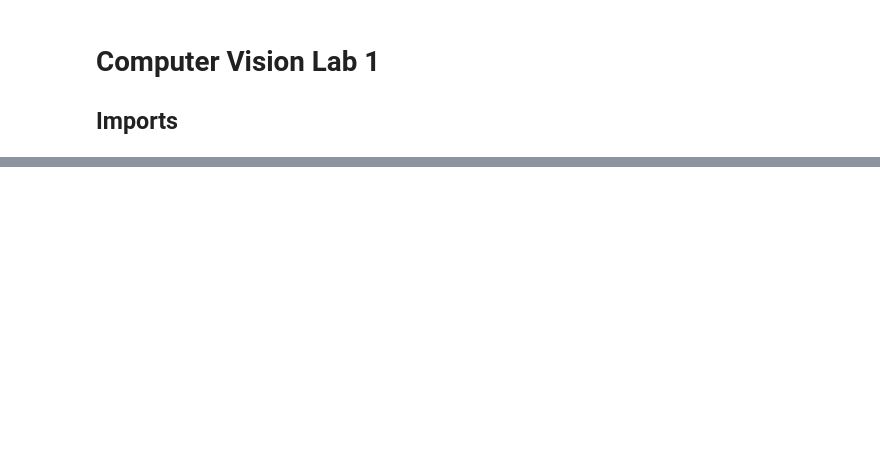
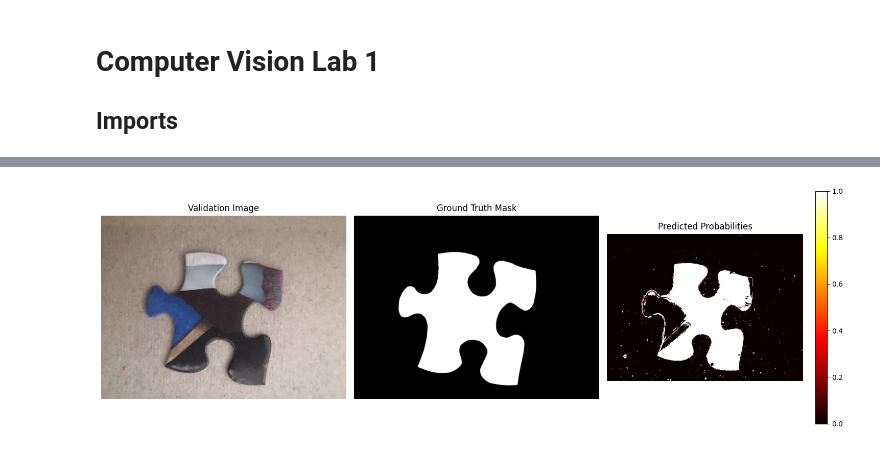
Before and after one commit to bhavirdy/cv-labs, a Jupyter notebook: lab1.ipynb, the cells around one changed output, grey strips where cells are left out. Cells and saved outputs as stored; diff of their text form; code cells hidden in the pictures; blank space fills up the shorter version.

```diff
--- a/lab1.ipynb
+++ b/lab1.ipynb
@@ -466,0 +328,87 @@ AUC: 0.978
+# %%
+def evaluate_model(predictions, ground_truth, threshold=0.5):
+    pred_binary = (predictions >= threshold).astype(int)
+    gt_binary = (ground_truth > 0).astype(int)
+
+    pred_flat = pred_binary.flatten()
+    gt_flat = gt_binary.flatten()
+
+    # Calculate metrics
+    accuracy = accuracy_score(gt_flat, pred_flat)
+    precision = precision_score(gt_flat, pred_flat, zero_division=0)
+    recall = recall_score(gt_flat, pred_flat, zero_division=0)
+    f1 = f1_score(gt_flat, pred_flat, zero_division=0)
+    cm = confusion_matrix(gt_flat, pred_flat)
+
+    # IoU calculation
+    intersection = np.sum((pred_binary == 1) & (gt_binary == 1))
+    union = np.sum((pred_binary == 1) | (gt_binary == 1))
+    iou = intersection / union if union > 0 else 0
+
+    return {
+        'accuracy': accuracy,
+        'precision': precision,
+        'recall': recall,
+        'f1': f1,
+        'confusion_matrix': cm,
+        'iou': iou
+    }
+
+def plot_roc_curve(predictions, ground_truth):
+    gt_flat = (ground_truth > 0).astype(int).flatten()
+    pred_flat = predictions.flatten()
+
+    fpr, tpr, thresholds = roc_curve(gt_flat, pred_flat)
+    auc_score = auc(fpr, tpr)
+
+    plt.figure(figsize=(8, 6))
+    plt.plot(fpr, tpr, color='darkorange', lw=2, label=f'ROC curve (AUC = {auc_score:.3f})')
+    plt.plot([0, 1], [0, 1], color='navy', lw=2, linestyle='--')
+    plt.xlim([0.0, 1.0])
+    plt.ylim([0.0, 1.05])
+    plt.xlabel('False Positive Rate')
+    plt.ylabel('True Positive Rate')
+    plt.title('Receiver Operating Characteristic')
+    plt.legend(loc="lower right")
+    plt.show()
+
+    return auc_score
+
+# Evaluate on validation set
+val_rgb = cv2.cvtColor(val_img, cv2.COLOR_BGR2RGB)
+val_hsv = color.rgb2hsv(val_rgb)
+val_features = extract_features(val_rgb, val_hsv)
+val_predictions = classify_pixels(val_features, mu_fg, cov_fg, mu_bg, cov_bg, n_fg, n_bg)
+
+# Display validation results
+fig, axes = plt.subplots(1, 3, figsize=(15, 5))
+axes[0].imshow(val_rgb)
+axes[0].set_title('Validation Image')
+axes[0].axis('off')
+
+axes[1].imshow(val_mask, cmap='gray')
+axes[1].set_title('Ground Truth Mask')
+axes[1].axis('off')
+
+axes[2].imshow(val_predictions, cmap='hot')
+axes[2].set_title('Predicted Probabilities')
+axes[2].axis('off')
+plt.colorbar(axes[2].images[0], ax=axes[2])
+plt.tight_layout()
+plt.show()
+
+# Calculate performance metrics
+val_metrics = evaluate_model(val_predictions, val_mask)
+auc_score = plot_roc_curve(val_predictions, val_mask)
+
+print("=== VALIDATION PERFORMANCE ===")
+print(f"Accuracy: {val_metrics['accuracy']:.4f}")
+print(f"Precision: {val_metrics['precision']:.4f}")
+print(f"Recall: {val_metrics['recall']:.4f}")
+print(f"F1 Score: {val_metrics['f1']:.4f}")
+print(f"IoU: {val_metrics['iou']:.4f}")
+print(f"AUC: {auc_score:.4f}")
+print(f"Confusion Matrix:")
+print(val_metrics['confusion_matrix'])
+# %% [output]
+[figure, added]
```
Also changed, not shown: parts of 49 cells of this notebook.
